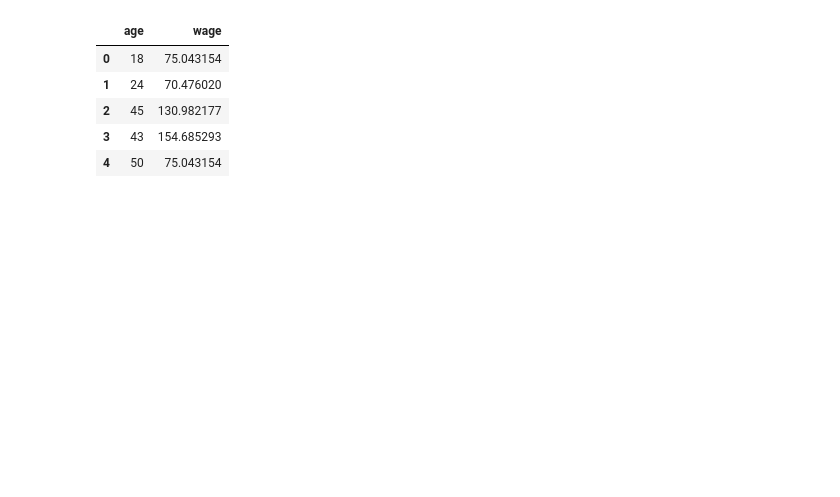
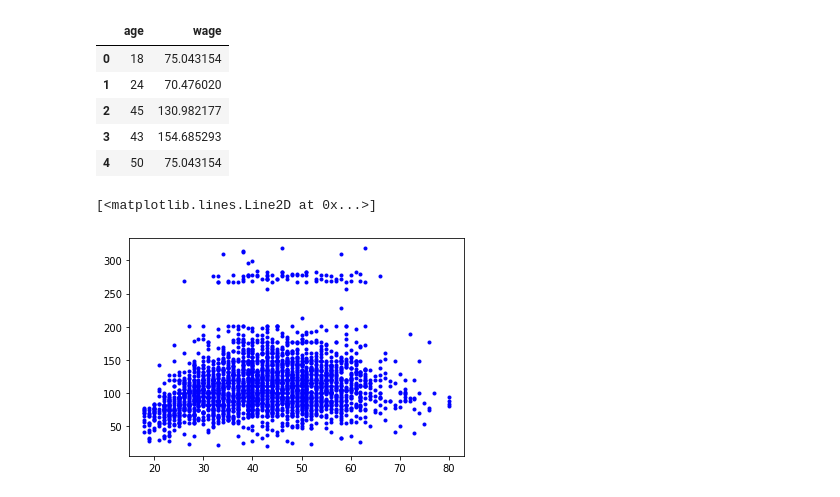
Before and after one commit to ch00226855/CMP414765Spring2022, a Jupyter notebook: Week07_PolynomialRegression.ipynb, the cells around one changed output. Drawn from its saved outputs; the diff is of its cells as text; code cells hidden in the pictures; blank space fills up the shorter version.

```diff
--- a/Week07_PolynomialRegression.ipynb
+++ b/Week07_PolynomialRegression.ipynb
@@ -42,3 +46,8 @@ df.head()
 | 2 | 45 | 130.982177 |
 | 3 | 43 | 154.685293 |
 | 4 | 50 | 75.043154 |
+# %%
+plt.plot(df['age'], df['wage'], 'b.')
+# %% [output]
+[<matplotlib.lines.Line2D at 0x...>]
+[figure, added]
```
Also changed, not shown: parts of 11 cells of this notebook.
